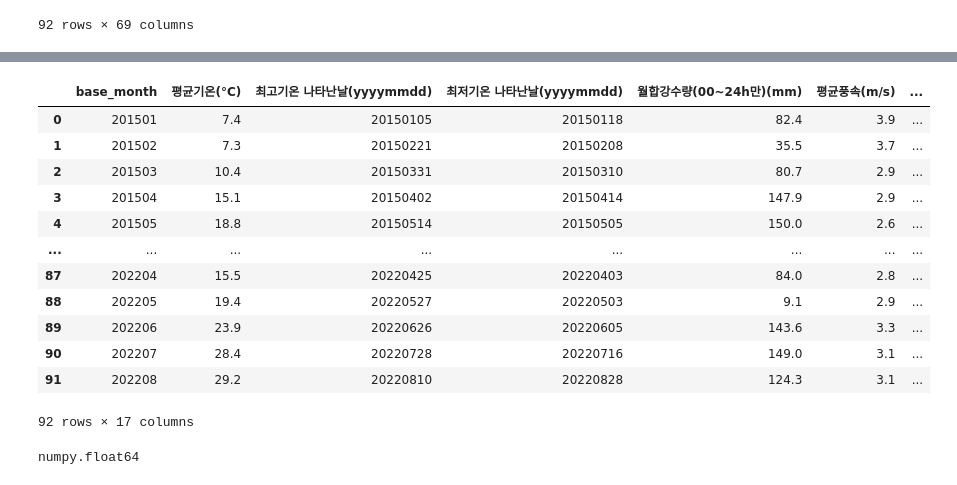
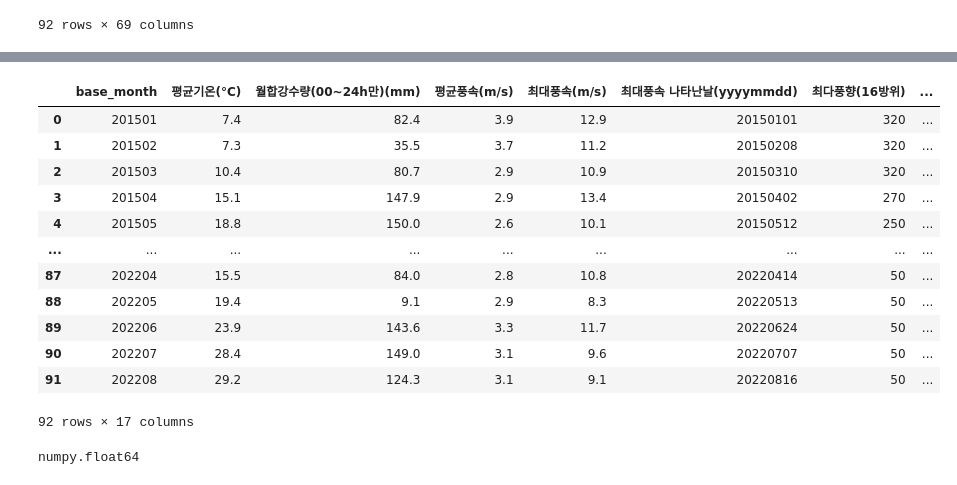
Before and after one commit to uujimin/-Jeju_Island_Tourist_Prediction, a Jupyter notebook: 파일_불러오기.ipynb, the cells around one changed output, grey strips where cells are left out. Cells and saved outputs as stored; diff of their text form; code cells hidden in the pictures.

```diff
--- a/파일_불러오기.ipynb
+++ b/파일_불러오기.ipynb
@@ -48,19 +48,21 @@ real_jeju_data
 # %%
 real_jeju_data = jeju_data[["base_month", "평균기온(°C)","월합강수량(00~24h만)(mm)","평균풍속(m/s)","최대풍속(m/s)","최대풍속 나타난날(yyyymmdd)","최다풍향(16방위)","평균운량(1/10)","일조율(%)","최심적설(cm)","최심신적설(cm)","최심적설 나타난날(yyyymmdd)","최심신적설 나타난날(yyyymmdd)","평균 최저초상온도(°C)","최저초상온도 나타난날(yyyymmdd)"]]
+real_jeju_data["ref_view_cnt"]=data1['ref_view_cnt']
+real_jeju_data["leis_sports_cnt"]=data1['leis_sports_cnt']
 real_jeju_data
 # %% [output]
-|  | base_month | 평균기온(°C) | 최고기온 나타난날(yyyymmdd) | 최저기온 나타난날(yyyymmdd) | 월합강수량(00~24h만)(mm) | 평균풍속(m/s) | ... |
-| 0 | 201501 | 7.4 | 20150105 | 20150118 | 82.4 | 3.9 | ... |
-| 1 | 201502 | 7.3 | 20150221 | 20150208 | 35.5 | 3.7 | ... |
-| 2 | 201503 | 10.4 | 20150331 | 20150310 | 80.7 | 2.9 | ... |
-| 3 | 201504 | 15.1 | 20150402 | 20150414 | 147.9 | 2.9 | ... |
-| 4 | 201505 | 18.8 | 20150514 | 20150505 | 150.0 | 2.6 | ... |
-| ... | ... | ... | ... | ... | ... | ... | ... |
-| 87 | 202204 | 15.5 | 20220425 | 20220403 | 84.0 | 2.8 | ... |
-| 88 | 202205 | 19.4 | 20220527 | 20220503 | 9.1 | 2.9 | ... |
-| 89 | 202206 | 23.9 | 20220626 | 20220605 | 143.6 | 3.3 | ... |
-| 90 | 202207 | 28.4 | 20220728 | 20220716 | 149.0 | 3.1 | ... |
-| 91 | 202208 | 29.2 | 20220810 | 20220828 | 124.3 | 3.1 | ... |
+|  | base_month | 평균기온(°C) | 월합강수량(00~24h만)(mm) | 평균풍속(m/s) | 최대풍속(m/s) | 최대풍속 나타난날(yyyymmdd) | 최다풍향(16방위) | ... |
+| 0 | 201501 | 7.4 | 82.4 | 3.9 | 12.9 | 20150101 | 320 | ... |
+| 1 | 201502 | 7.3 | 35.5 | 3.7 | 11.2 | 20150208 | 320 | ... |
+| 2 | 201503 | 10.4 | 80.7 | 2.9 | 10.9 | 20150310 | 320 | ... |
+| 3 | 201504 | 15.1 | 147.9 | 2.9 | 13.4 | 20150402 | 270 | ... |
+| 4 | 201505 | 18.8 | 150.0 | 2.6 | 10.1 | 20150512 | 250 | ... |
+| ... | ... | ... | ... | ... | ... | ... | ... | ... |
+| 87 | 202204 | 15.5 | 84.0 | 2.8 | 10.8 | 20220414 | 50 | ... |
+| 88 | 202205 | 19.4 | 9.1 | 2.9 | 8.3 | 20220513 | 50 | ... |
+| 89 | 202206 | 23.9 | 143.6 | 3.3 | 11.7 | 20220624 | 50 | ... |
+| 90 | 202207 | 28.4 | 149.0 | 3.1 | 9.6 | 20220707 | 50 | ... |
+| 91 | 202208 | 29.2 | 124.3 | 3.1 | 9.1 | 20220816 | 50 | ... |
 92 rows × 17 columns
 # %%
 import numpy as np
```
Also changed, not shown: parts of 6 cells of this notebook.
